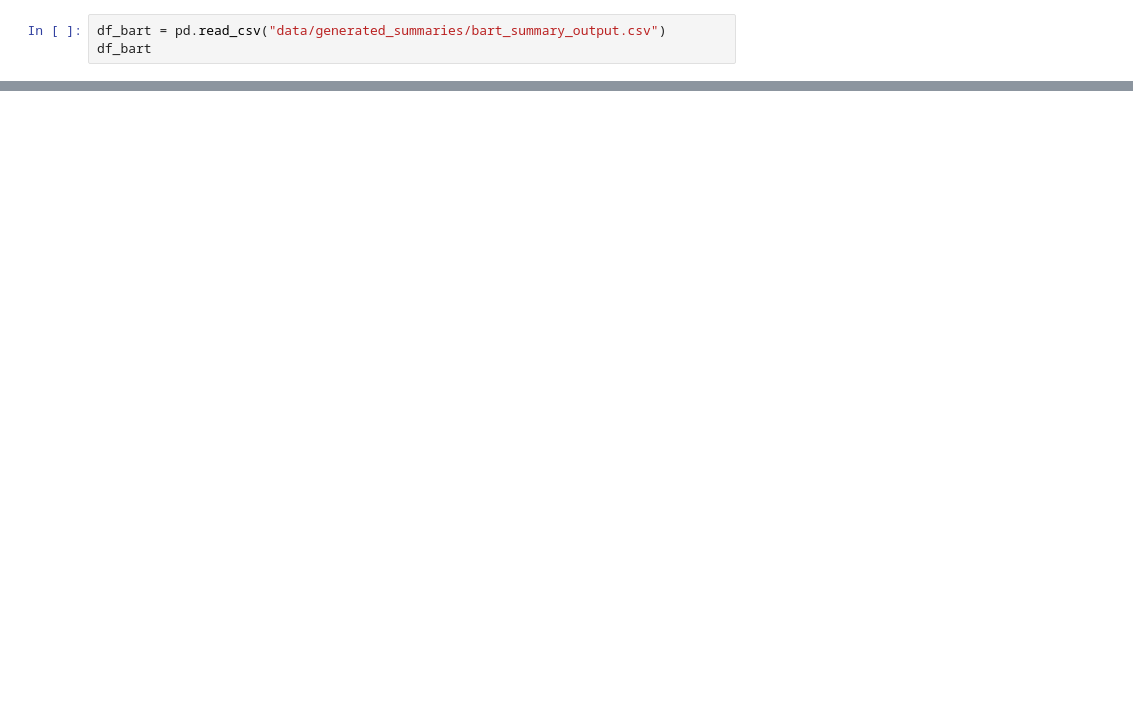
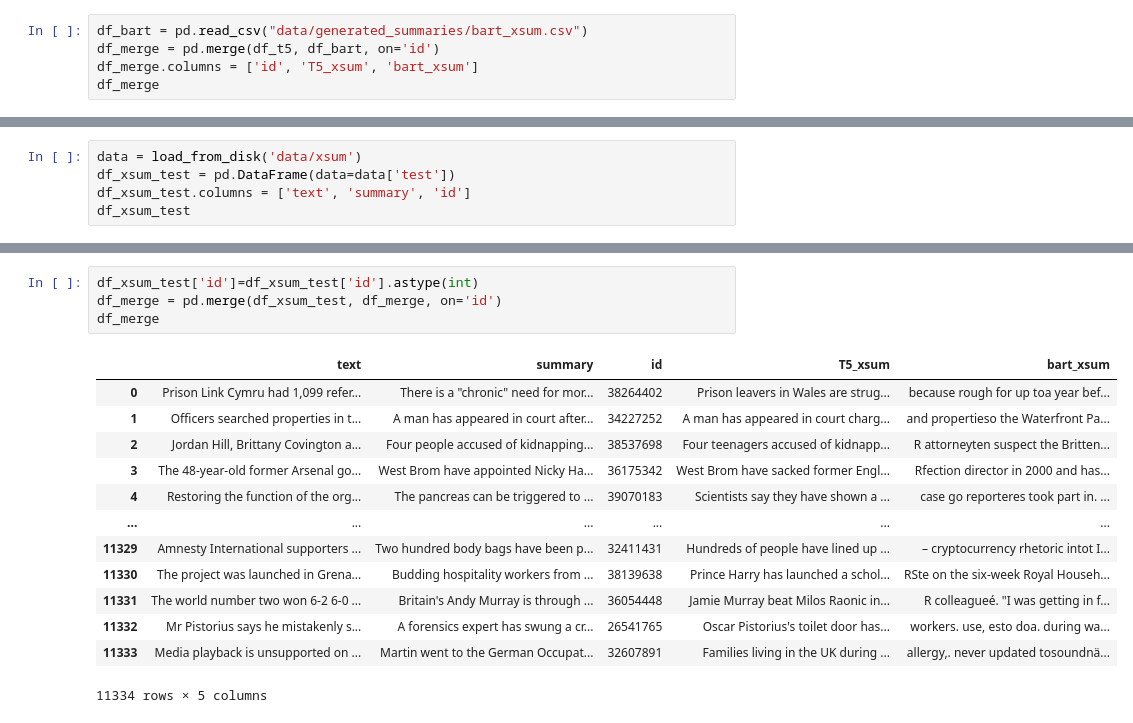
Before and after one commit to kevin-rn/Efficient-Fact-checking, a Jupyter notebook: comparison_data.ipynb, the cells around one changed output, grey strips where cells are left out. Drawn from its saved outputs; the diff is of its cells as text; blank space fills up the shorter version.

```diff
--- a/comparison_data.ipynb
+++ b/comparison_data.ipynb
@@ -20,3 +32,5 @@ df_t5
 # %%
-df_bart = pd.read_csv("data/generated_summaries/bart_summary_output.csv")
-df_bart
+df_bart = pd.read_csv("data/generated_summaries/bart_xsum.csv")
+df_merge = pd.merge(df_t5, df_bart, on='id')
+df_merge.columns = ['id', 'T5_xsum', 'bart_xsum']
+df_merge
@@ -22,0 +51,5 @@ df_bart
+# %%
+data = load_from_disk('data/xsum')
+df_xsum_test = pd.DataFrame(data=data['test'])
+df_xsum_test.columns = ['text', 'summary', 'id']
+df_xsum_test
@@ -22,0 +70,18 @@ df_bart
+# %%
+df_xsum_test['id']=df_xsum_test['id'].astype(int)
+df_merge = pd.merge(df_xsum_test, df_merge, on='id')
+df_merge
+# %% [output]
+|  | text | summary | id | T5_xsum | bart_xsum |
+| 0 | Prison Link Cymru had 1,099 refer... | There is a "chronic" need for mor... | 38264402 | Prison leavers in Wales are strug... | because rough for up toa year bef... |
+| 1 | Officers searched properties in t... | A man has appeared in court after... | 34227252 | A man has appeared in court charg... | and propertieso the Waterfront Pa... |
+| 2 | Jordan Hill, Brittany Covington a... | Four people accused of kidnapping... | 38537698 | Four teenagers accused of kidnapp... | R attorneyten suspect the Britten... |
+| 3 | The 48-year-old former Arsenal go... | West Brom have appointed Nicky Ha... | 36175342 | West Brom have sacked former Engl... | Rfection director in 2000 and has... |
+| 4 | Restoring the function of the org... | The pancreas can be triggered to ... | 39070183 | Scientists say they have shown a ... | case go reporteres took part in. ... |
+| ... | ... | ... | ... | ... | ... |
+| 11329 | Amnesty International supporters ... | Two hundred body bags have been p... | 32411431 | Hundreds of people have lined up ... | – cryptocurrency rhetoric intot I... |
+| 11330 | The project was launched in Grena... | Budding hospitality workers from ... | 38139638 | Prince Harry has launched a schol... | RSte on the six-week Royal Househ... |
+| 11331 | The world number two won 6-2 6-0 ... | Britain's Andy Murray is through ... | 36054448 | Jamie Murray beat Milos Raonic in... | R colleagueé. "I was getting in f... |
+| 11332 | Mr Pistorius says he mistakenly s... | A forensics expert has swung a cr... | 26541765 | Oscar Pistorius's toilet door has... | workers. use, esto doa. during wa... |
+| 11333 | Media playback is unsupported on ... | Martin went to the German Occupat... | 32607891 | Families living in the UK during ... | allergy,. never updated tosoundnä... |
+11334 rows × 5 columns
```
Also changed, not shown: parts of 8 cells of this notebook.
